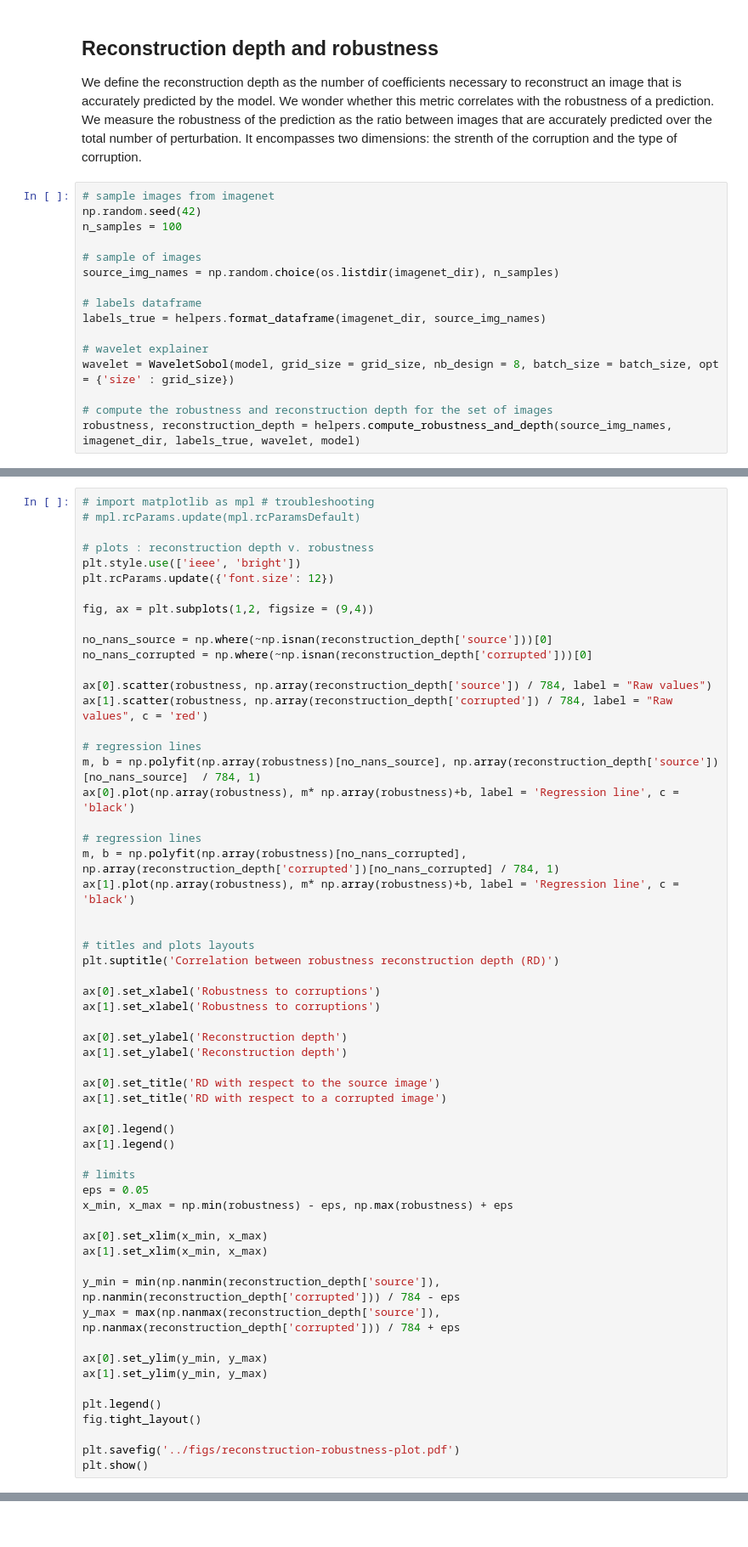
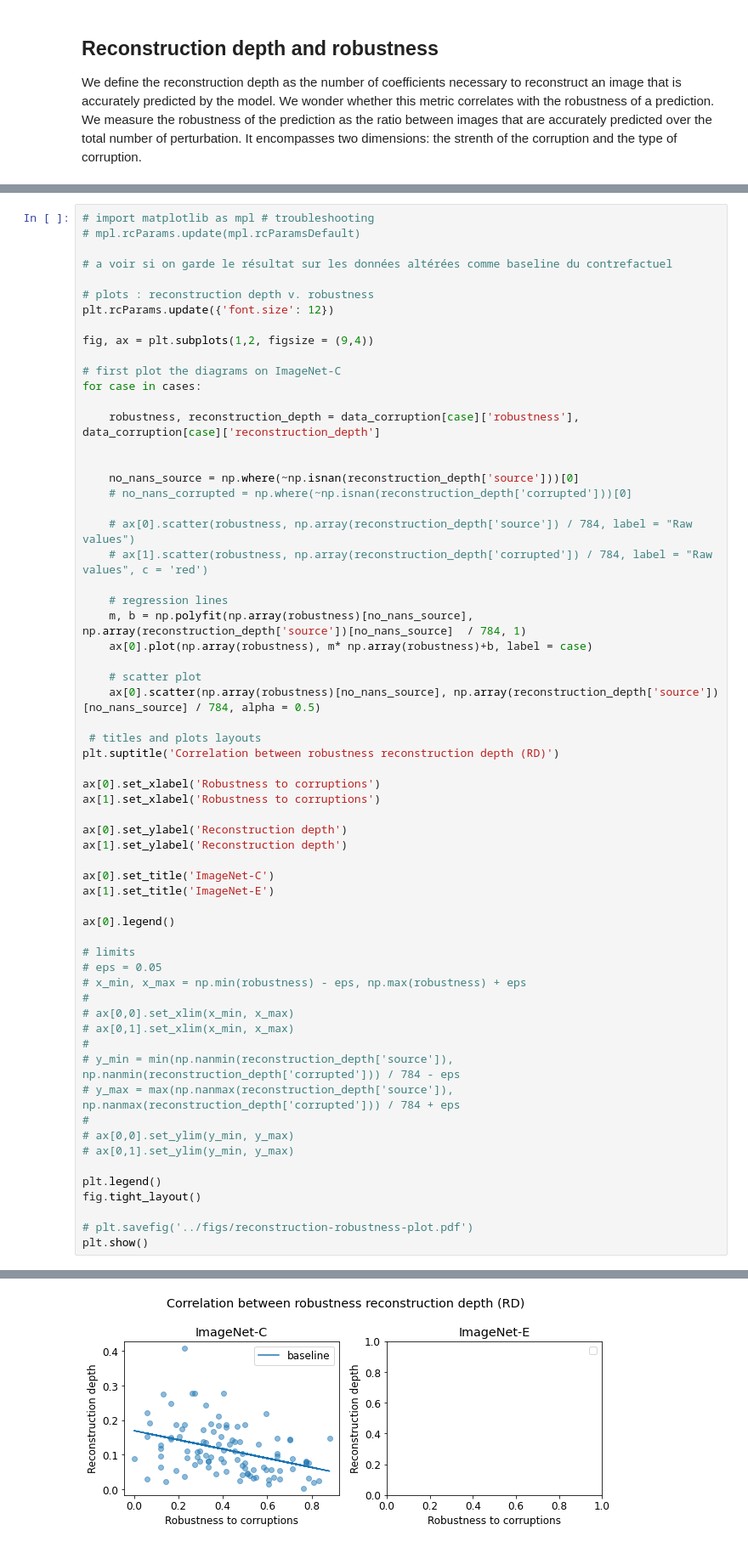
Before and after one commit to gabrielkasmi/spectral-attribution, a Jupyter notebook: notebooks/2-reconstruction.ipynb, the cells around one changed output, grey strips where cells are left out. Shown at 85% size. Drawn from its saved outputs; the diff is of its cells as text; blank space fills up the shorter version.

```diff
--- a/notebooks/3-reconstruction.ipynb
+++ b/notebooks/2-reconstruction.ipynb
@@ -183,19 +180,3 @@ plt.show()
 ## Reconstruction depth and robustness
 
 We define the reconstruction depth as the number of coefficients necessary to reconstruct an image that is accurately predicted by the model. We wonder whether this metric correlates with the robustness of a prediction. We measure the robustness of the prediction as the ratio between images that are accurately predicted over the total number of perturbation. It encompasses two dimensions: the strenth of the corruption and the type of corruption.
-# %%
-# sample images from imagenet
-np.random.seed(42)
-n_samples = 100
-
-# sample of images
-source_img_names = np.random.choice(os.listdir(imagenet_dir), n_samples)
-
-# labels dataframe
-labels_true = helpers.format_dataframe(imagenet_dir, source_img_names)
-
-# wavelet explainer
-wavelet = WaveletSobol(model, grid_size = grid_size, nb_design = 8, batch_size = batch_size, opt = {'size' : grid_size})
-
-# compute the robustness and reconstruction depth for the set of images
-robustness, reconstruction_depth = helpers.compute_robustness_and_depth(source_img_names, imagenet_dir, labels_true, wavelet, model)
@@ -203,28 +215,33 @@ robustness, reconstruction_depth = helpers.compute_robustness_and_depth(source_i
 # import matplotlib as mpl # troubleshooting
 # mpl.rcParams.update(mpl.rcParamsDefault)
 
+# a voir si on garde le résultat sur les données altérées comme baseline du contrefactuel
+
 # plots : reconstruction depth v. robustness
-plt.style.use(['ieee', 'bright'])
 plt.rcParams.update({'font.size': 12})
 
 fig, ax = plt.subplots(1,2, figsize = (9,4))
 
-no_nans_source = np.where(~np.isnan(reconstruction_depth['source']))[0]
-no_nans_corrupted = np.where(~np.isnan(reconstruction_depth['corrupted']))[0]
+# first plot the diagrams on ImageNet-C
+for case in cases:
 
-ax[0].scatter(robustness, np.array(reconstruction_depth['source']) / 784, label = "Raw values")
-ax[1].scatter(robustness, np.array(reconstruction_depth['corrupted']) / 784, label = "Raw values", c = 'red')
-
-# regression lines
-m, b = np.polyfit(np.array(robustness)[no_nans_source], np.array(reconstruction_depth['source'])[no_nans_source]  / 784, 1)
-ax[0].plot(np.array(robustness), m* np.array(robustness)+b, label = 'Regression line', c = 'black')
-
-# regression lines
-m, b = np.polyfit(np.array(robustness)[no_nans_corrupted], np.array(reconstruction_depth['corrupted'])[no_nans_corrupted] / 784, 1)
-ax[1].plot(np.array(robustness), m* np.array(robustness)+b, label = 'Regression line', c = 'black')
+    robustness, reconstruction_depth = data_corruption[case]['robustness'], data_corruption[case]['reconstruction_depth']
 
 
-# titles and plots layouts
+    no_nans_source = np.where(~np.isnan(reconstruction_depth['source']))[0]
+    # no_nans_corrupted = np.where(~np.isnan(reconstruction_depth['corrupted']))[0]
+
+    # ax[0].scatter(robustness, np.array(reconstruction_depth['source']) / 784, label = "Raw values")
+    # ax[1].scatter(robustness, np.array(reconstruction_depth['corrupted']) / 784, label = "Raw values", c = 'red')
+
+    # regression lines
+    m, b = np.polyfit(np.array(robustness)[no_nans_source], np.array(reconstruction_depth['source'])[no_nans_source]  / 784, 1)
+    ax[0].plot(np.array(robustness), m* np.array(robustness)+b, label = case)
+
+    # scatter plot
+    ax[0].scatter(np.array(robustness)[no_nans_source], np.array(reconstruction_depth['source'])[no_nans_source] / 784, alpha = 0.5)
+
+ # titles and plots layouts
 plt.suptitle('Correlation between robustness reconstruction depth (RD)')
 
 ax[0].set_xlabel('Robustness to corruptions')
@@ -233,27 +250,27 @@ ax[1].set_xlabel('Robustness to corruptions')
 ax[0].set_ylabel('Reconstruction depth')
 ax[1].set_ylabel('Reconstruction depth')
 
-ax[0].set_title('RD with respect to the source image')
-ax[1].set_title('RD with respect to a corrupted image')
+ax[0].set_title('ImageNet-C')
+ax[1].set_title('ImageNet-E')
 
 ax[0].legend()
-ax[1].legend()
 
 # limits
-eps = 0.05
-x_min, x_max = np.min(robustness) - eps, np.max(robustness) + eps
-
-ax[0].set_xlim(x_min, x_max)
-ax[1].set_xlim(x_min, x_max)
-
-y_min = min(np.nanmin(reconstruction_depth['source']), np.nanmin(reconstruction_depth['corrupted'])) / 784 - eps
-y_max = max(np.nanmax(reconstruction_depth['source']), np.nanmax(reconstruction_depth['corrupted'])) / 784 + eps
-
-ax[0].set_ylim(y_min, y_max)
-ax[1].set_ylim(y_min, y_max)
+# eps = 0.05
+# x_min, x_max = np.min(robustness) - eps, np.max(robustness) + eps
+#
+# ax[0,0].set_xlim(x_min, x_max)
+# ax[0,1].set_xlim(x_min, x_max)
+#
+# y_min = min(np.nanmin(reconstruction_depth['source']), np.nanmin(reconstruction_depth['corrupted'])) / 784 - eps
+# y_max = max(np.nanmax(reconstruction_depth['source']), np.nanmax(reconstruction_depth['corrupted'])) / 784 + eps
+#
+# ax[0,0].set_ylim(y_min, y_max)
+# ax[0,1].set_ylim(y_min, y_max)
 
 plt.legend()
 fig.tight_layout()
 
-plt.savefig('../figs/reconstruction-robustness-plot.pdf')
+# plt.savefig('../figs/reconstruction-robustness-plot.pdf')
 plt.show()
+# %% [output]
@@ -259,0 +278 @@ plt.show()
+[figure, added]
```
Also changed, not shown: parts of 6 cells of this notebook, 6 other files.
